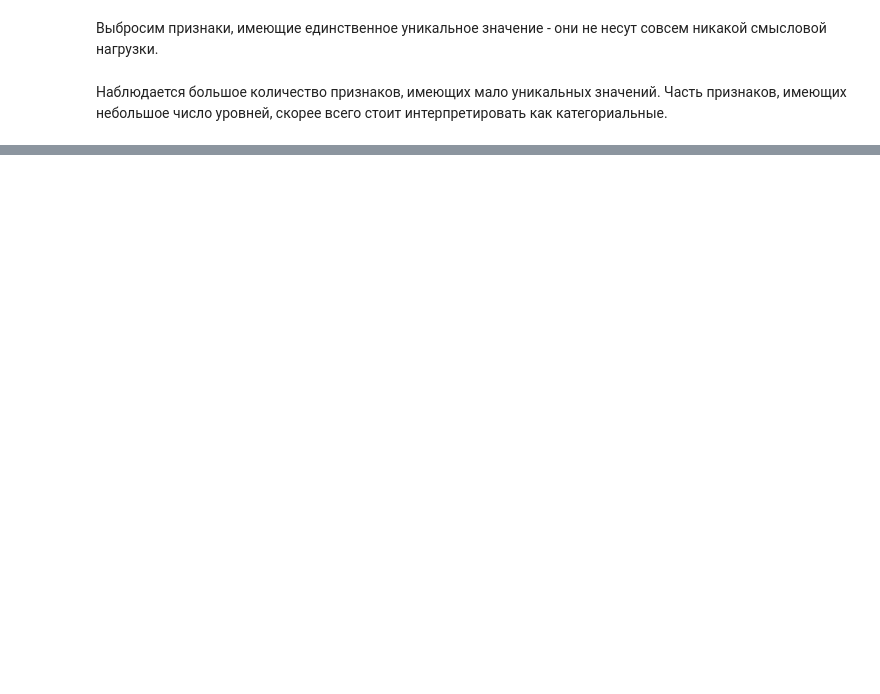
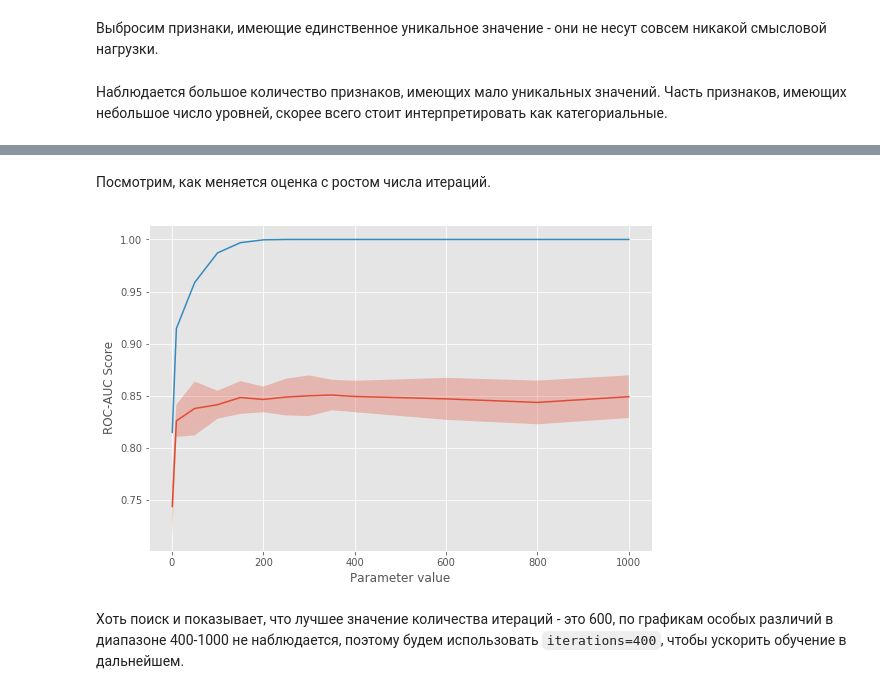
Before and after one commit to antvconst/test-task, a Jupyter notebook: Analysis.ipynb, the cells around one changed output, grey strips where cells are left out. Saved outputs shown, nothing was run; the diff lists cells and outputs as text; code cells hidden in the pictures; blank space fills up the shorter version.

```diff
--- a/Analysis.ipynb
+++ b/Analysis.ipynb
@@ -104,0 +448,16 @@ possibly_categorical = unique_values[unique_values <= 15].index
+# %%
+imputer = ColumnTransformer([
+    ('cat_imputer', SimpleImputer(strategy='most_frequent'), cat_feature_names),
+    ('num_imputer', SimpleImputer(strategy='median'), num_feature_names)
+], remainder='passthrough')
+
+CAT_FEATURES = list(range(len(cat_feature_names)))
+clf = CatBoostClassifierWrapper(logging_level='Silent',
+                                cat_features=CAT_FEATURES)
+
+gb_clf = Pipeline([
+    ('imputer', imputer),
+    ('clf', clf)
+])
+# %%
+gb_clf.fit(X_train, y_train)
@@ -104,0 +474,4 @@ possibly_categorical = unique_values[unique_values <= 15].index
+# %%
+gb_clf.fit(X, y)
+
+submit(gb_clf, df_test, 'grad_boosting_1')
@@ -104,0 +484,13 @@ possibly_categorical = unique_values[unique_values <= 15].index
+# %%
+iter_grid = {
+    'clf__iterations': [1, 10, 50, 100, 150, 200, 250, 300, 350, 400, 600, 800, 1000]
+}
+
+gsearch_gb_iter = GridSearchCV(gb_clf,
+                       iter_grid,
+                       scoring='roc_auc',
+                       cv=3,
+                       return_train_score=True,
+                       verbose=10**9)
+
+gsearch_gb_iter.fit(X_train, y_train)
@@ -104,0 +526,13 @@ possibly_categorical = unique_values[unique_values <= 15].index
+# %% [markdown]
+Посмотрим, как меняется оценка с ростом числа итераций.
+# %%
+mean_scores_iter = gsearch_gb_iter.cv_results_['mean_test_score']
+std_scores_iter = gsearch_gb_iter.cv_results_['std_test_score']
+train_scores_iter = gsearch_gb_iter.cv_results_['mean_train_score']
+
+plot_scores(iter_grid['clf__iterations'],
+            mean_scores_iter, std_scores_iter, train_scores_iter)
+# %% [output]
+[figure, added]
+# %% [markdown]
+Хоть поиск и показывает, что лучшее значение количества итераций - это 600, по графикам особых различий в диапазоне 400-1000 не наблюдается, поэтому будем использовать `iterations=400`, чтобы ускорить обучение в дальнейшем.
```
Also changed, not shown: parts of 82 cells of this notebook.
